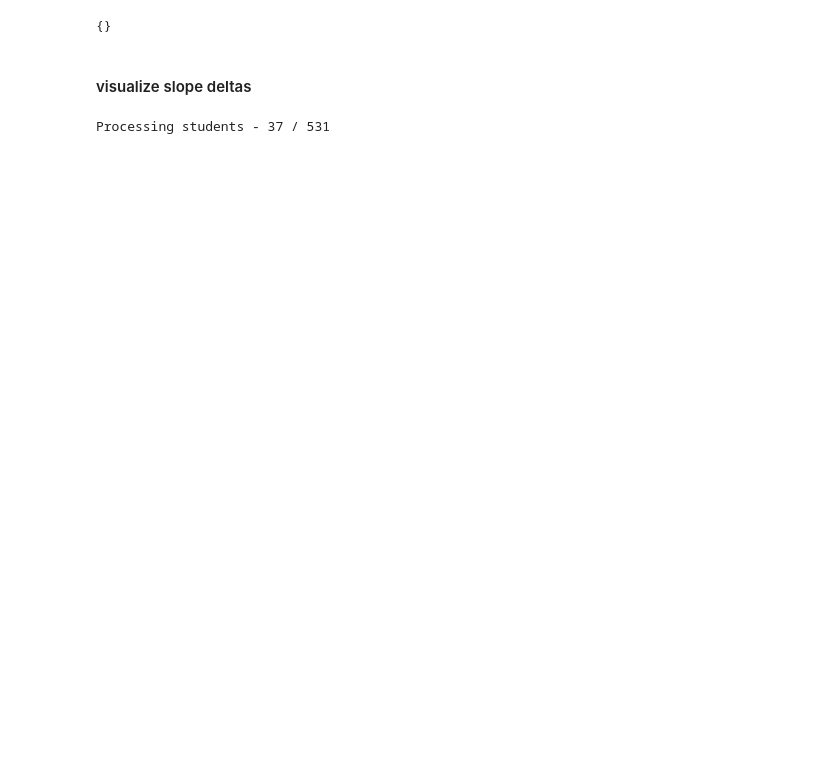
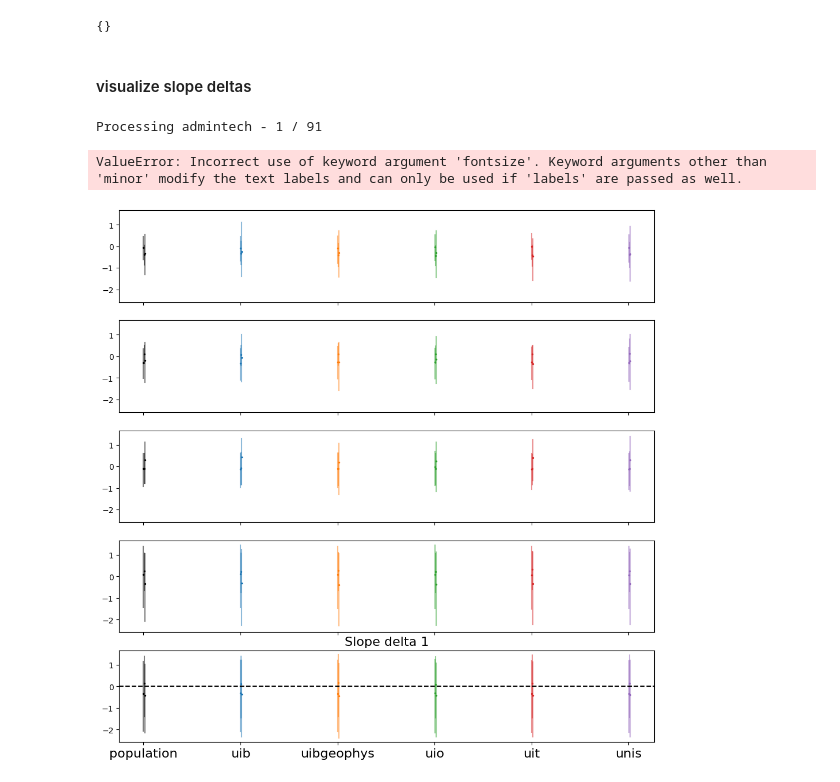
Before and after one commit to HarryYouAreAWizard/BaseGeo_2_0_data_analysis, a Jupyter notebook: OrdinalRegression.ipynb, the cells around one changed output. Saved outputs shown, nothing was run; the diff lists cells and outputs as text; code cells hidden in the pictures; blank space fills up the shorter version.

```diff
--- a/OrdinalRegression.ipynb
+++ b/OrdinalRegression.ipynb
@@ -1415,38 +1411,40 @@ def plot_slope_deltas(all_slope_deltas):
             print(f"Processing {selection} - {i} / {len(all_slope_deltas[selection])            }",
                   end="\r", flush=True)
             i += 1
             for group in groups: # also includes population
                 color = colors[groups.index(group)]
                 for idx in deltas_question[group].keys():
 
                     # unpack the values
                     median = deltas_question[group][idx]["median"]
                     low = deltas_question[group][idx]["low"]
                     high = deltas_question[group][idx]["high"]
 
                     idx = int(idx)
                     # plot the credible interval and median
                     ax[num_deltas - 1 - idx].plot([offset + groups.index(group), offset + groups.index(group)], [low, high], color=colors[groups.index(group)], alpha=0.5)
-                    ax[num_deltas - 1 - idx].scatter(offset + groups.index(group), median, color=color)
+                    ax[num_deltas - 1 - idx].scatter(offset + groups.index(group), median, color=color, s=2)
                 offset += 0.001
-            # break
+            break
         i = 1
 
 
     for i, a in (list(enumerate(reversed(ax)))):
         a.axhline(0, color="k", linestyle="--")
-        a.set_title(f"Slope delta {i+1}")
-        a.set_xticks(range(num_groups), labels=groups)
+        a.set_title(f"Slope delta {i+1}", fontsize=ax_title_fs)
+        a.set_xticks(range(num_groups), labels=groups, fontsize=fig_axis_fs)
+        a.set_yticks(range(-2, 3), labels=range(-2, 3), fontsize=fig_axis_fs)
     # fig.supxlabel("Cutpoint index")
-    fig.supylabel("Slope delta (change in slope between cutpoints)")
+    fig.supylabel("Slope delta (change in slope between cutpoints)", fontsize=fig_axis_fs)
     fig.suptitle("Proportional odds assumption testing\n" \
-                 "Slope deltas 95% credible intervals\n" \
-                 "Groups are color coded")
+                 "Slope deltas 95% credible intervals\n", fontsize=fig_title_fs)
 
     fig.tight_layout()
     fig.savefig(f"..\\figures\\proportional_odds_testing\\slope_deltas_overview.png")
     plt.close(fig)
 
 plot_slope_deltas(load_slope_deltas())
 # %% [output]
-Processing students - 37 / 531
+Processing admintech - 1 / 91
+ValueError: Incorrect use of keyword argument 'fontsize'. Keyword arguments other than 'minor' modify the text labels and can only be used if 'labels' are passed as well.
+[figure, added]
```
Also changed, not shown: parts of 5 cells of this notebook.
